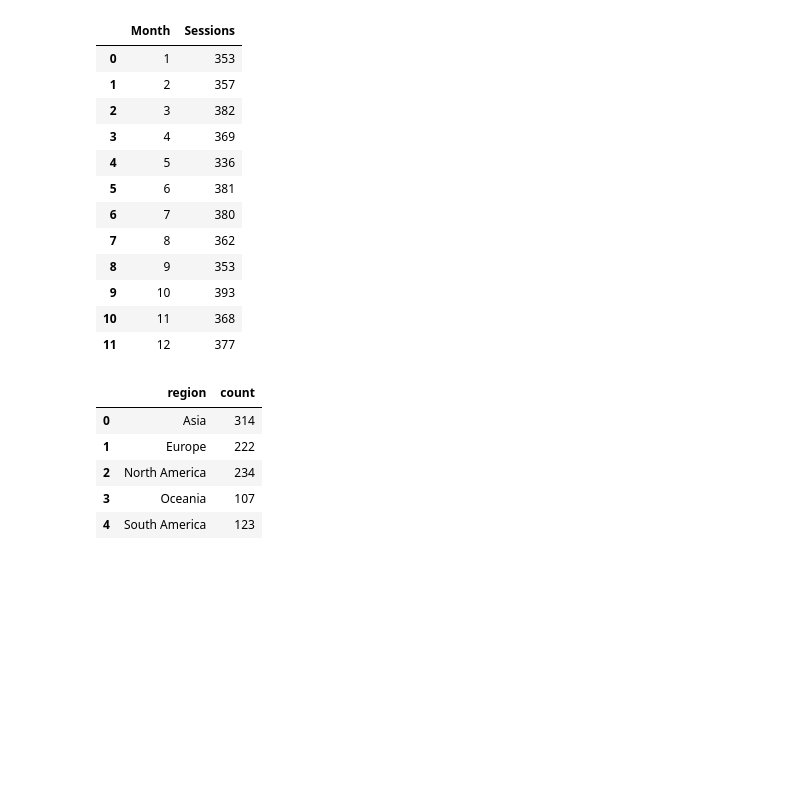
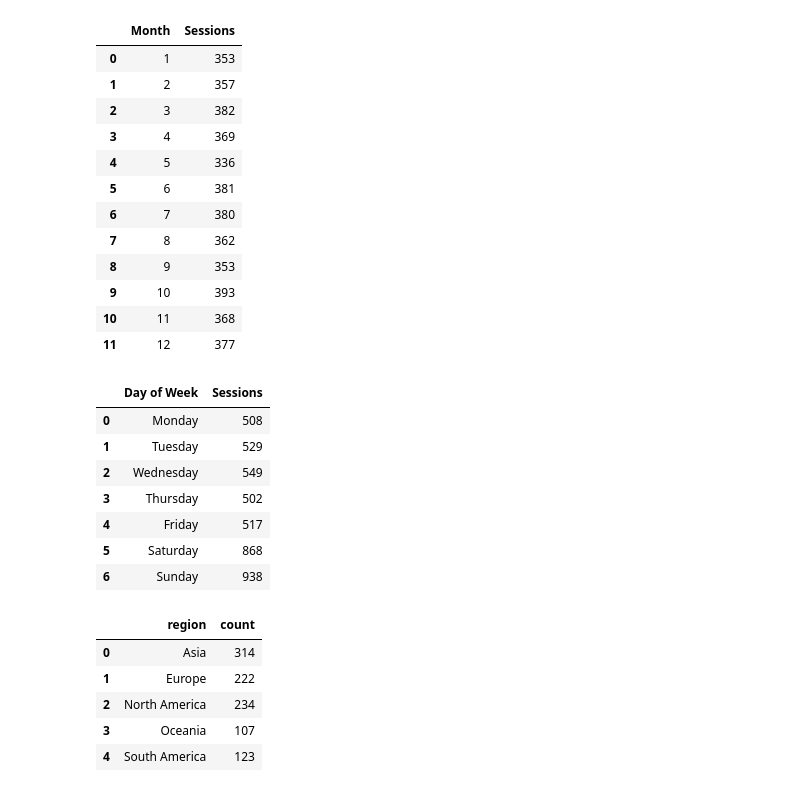
Before and after one commit to llh139/Data-Analytics-Portfolio, a Jupyter notebook: Personal Learning Project - Analyzing Online Learning Platform User Demographic and Platform Activity (AI Generated Data)/Working File.ipynb, the cells around one changed output. Drawn from its saved outputs; the diff is of its cells as text; code cells hidden in the pictures; blank space fills up the shorter version.

```diff
--- a/Personal Learning Project - Analyzing Online Learning Platform User Demographic and Platform Activity (AI Generated Data)/Working File.ipynb
+++ b/Personal Learning Project - Analyzing Online Learning Platform User Demographic and Platform Activity (AI Generated Data)/Working File.ipynb
@@ -81,14 +82,14 @@ df_platform_log['exit_time'] = df_platform_log['exit_time'].dt.time
 
 # Get the day of week for each session
 df_platform_log['day_of_week'] = df_platform_log['date'].dt.day_of_week
-df_platform_log['day_of_week'] = df_platform_log['day_of_week'].astype(str)
-df_platform_log['day_of_week'] = df_platform_log['day_of_week'].replace('0', 'Monday')
-df_platform_log['day_of_week'] = df_platform_log['day_of_week'].replace('1', 'Tuesday')
-df_platform_log['day_of_week'] = df_platform_log['day_of_week'].replace('2', 'Wednesday')
-df_platform_log['day_of_week'] = df_platform_log['day_of_week'].replace('3', 'Thursday')
-df_platform_log['day_of_week'] = df_platform_log['day_of_week'].replace('4', 'Friday')
-df_platform_log['day_of_week'] = df_platform_log['day_of_week'].replace('5', 'Saturday')
-df_platform_log['day_of_week'] = df_platform_log['day_of_week'].replace('6', 'Sunday')
+#df_platform_log['day_of_week'] = df_platform_log['day_of_week'].astype(str)
+#df_platform_log['day_of_week'] = df_platform_log['day_of_week'].replace('0', 'Monday')
+#df_platform_log['day_of_week'] = df_platform_log['day_of_week'].replace('1', 'Tuesday')
+#df_platform_log['day_of_week'] = df_platform_log['day_of_week'].replace('2', 'Wednesday')
+#df_platform_log['day_of_week'] = df_platform_log['day_of_week'].replace('3', 'Thursday')
+#df_platform_log['day_of_week'] = df_platform_log['day_of_week'].replace('4', 'Friday')
+#df_platform_log['day_of_week'] = df_platform_log['day_of_week'].replace('5', 'Saturday')
+#df_platform_log['day_of_week'] = df_platform_log['day_of_week'].replace('6', 'Sunday')
 
 print(df_platform_log.dtypes)
 df_platform_log.head()
@@ -167,6 +168,31 @@ df_monthly_active
 | 9 | 10 | 393 |
 | 10 | 11 | 368 |
 | 11 | 12 | 377 |
+# %%
+def rename_day_of_week(df):
+    df['day_of_week'] = df['day_of_week'].replace(0, 'Monday')
+    df['day_of_week'] = df['day_of_week'].replace(1, 'Tuesday')
+    df['day_of_week'] = df['day_of_week'].replace(2, 'Wednesday')
+    df['day_of_week'] = df['day_of_week'].replace(3, 'Thursday')
+    df['day_of_week'] = df['day_of_week'].replace(4, 'Friday')
+    df['day_of_week'] = df['day_of_week'].replace(5, 'Saturday')
+    df['day_of_week'] = df['day_of_week'].replace(6, 'Sunday')
+    return df
+# %%
+df_dayofweek_active = pd.DataFrame(df_platform_log.groupby('day_of_week')['date'].count().reset_index())
+df_dayofweek_active.sort_values('day_of_week', ascending=True, inplace=True)
+df_dayofweek_active = rename_day_of_week(df_dayofweek_active)
+df_dayofweek_active.columns = 'Day of Week', 'Sessions'
+df_dayofweek_active
+# %% [output]
+|  | Day of Week | Sessions |
+| 0 | Monday | 508 |
+| 1 | Tuesday | 529 |
+| 2 | Wednesday | 549 |
+| 3 | Thursday | 502 |
+| 4 | Friday | 517 |
+| 5 | Saturday | 868 |
+| 6 | Sunday | 938 |
 # %%
 # Record of regions and its user number
 df_customer_region = df_customer.groupby('region')['user_id'].count().reset_index()
```
Also changed, not shown: parts of 12 cells of this notebook.
